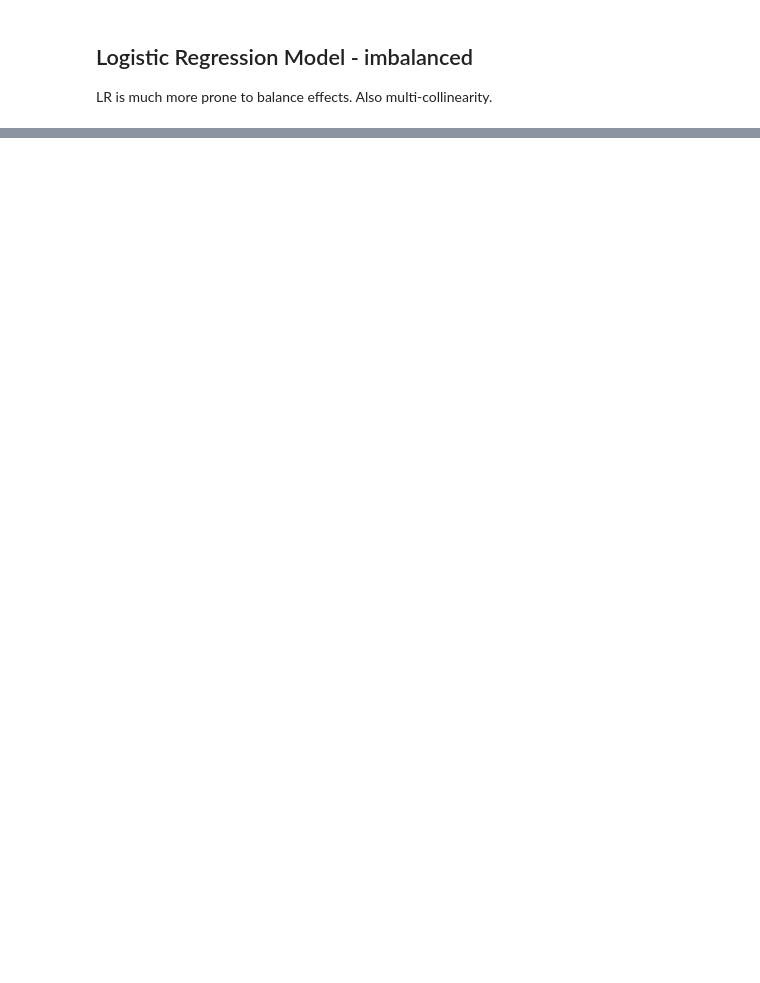
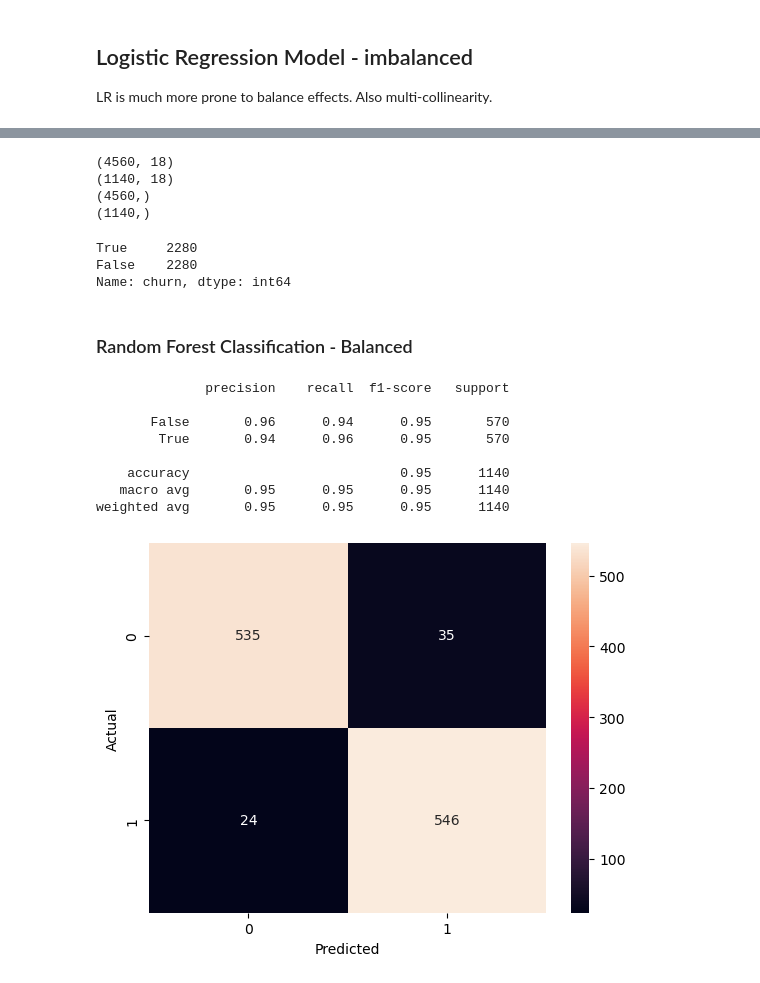
Before and after one commit to frankfletcher/Sony-Churn-Prediction, a Jupyter notebook: 03-modeling.ipynb, the cells around one changed output, grey strips where cells are left out. Drawn from its saved outputs; the diff is of its cells as text; code cells hidden in the pictures; blank space fills up the shorter version.

```diff
--- a/03-modeling.ipynb
+++ b/03-modeling.ipynb
@@ -129,0 +139,55 @@ weighted avg       0.83      0.86      0.82       667
+# %%
+# use smote on df
+from imblearn.over_sampling import SMOTE
+
+smote = SMOTE(random_state=42)
+X_sm, y_sm = smote.fit_resample(X, y)
+
+balanced_ds = train_test_split(X_sm, y_sm, test_size=0.2, random_state=42, stratify=y_sm)
+X_train, X_test, y_train, y_test = balanced_ds
+
+for x in balanced_ds:
+    print(x.shape)
+# %% [output]
+(4560, 18)
+(1140, 18)
+(4560,)
+(1140,)
+# %%
+# check balance
+y_train.value_counts()
+# %% [output]
+True     2280
+False    2280
+Name: churn, dtype: int64
+# %% [markdown]
+
+### Random Forest Classification - Balanced
+# %%
+
+from sklearn.metrics import f1_score, accuracy_score, recall_score, confusion_matrix, classification_report
+from sklearn.ensemble import RandomForestClassifier
+from sklearn.model_selection import train_test_split
+
+rfc = RandomForestClassifier(
+    n_estimators=45, criterion='entropy', n_jobs=-1).fit(X_train, y_train)
+
+y_pred = rfc.predict(X_test)
+
+confusion_matrix(y_test, y_pred)
+# plot confusion matrix
+sns.heatmap(confusion_matrix(y_test, y_pred), annot=True, fmt='d')
+plt.ylabel('Actual')
+plt.xlabel('Predicted')
+
+print(classification_report(y_test, y_pred))
+# %% [output]
+              precision    recall  f1-score   support
+
+       False       0.96      0.94      0.95       570
+        True       0.94      0.96      0.95       570
+
+    accuracy                           0.95      1140
+   macro avg       0.95      0.95      0.95      1140
+weighted avg       0.95      0.95      0.95      1140
+[figure, added]
```
Also changed, not shown: parts of 19 cells of this notebook.
